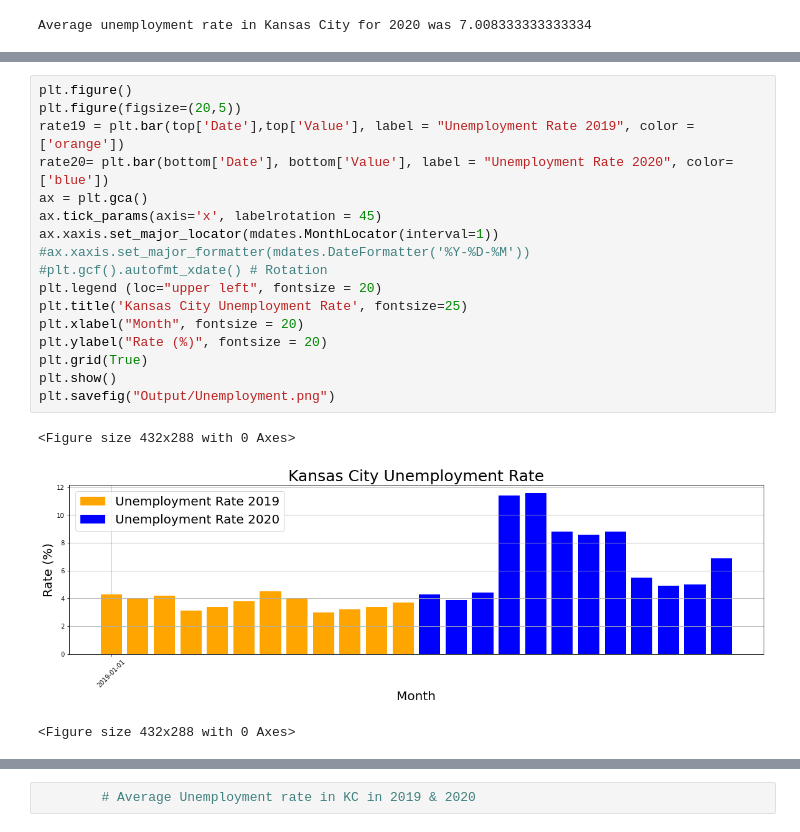
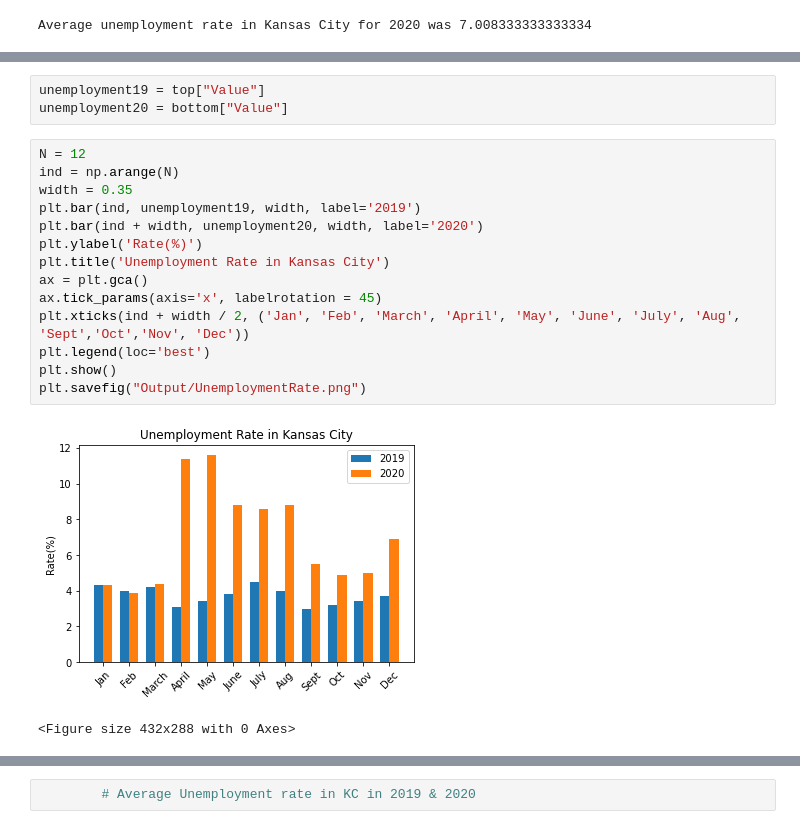
Before and after one commit to E-Weber/EKN-Project, a Jupyter notebook: Unemployment_EW/Unemployment_EW.ipynb, the cells around one changed output, grey strips where cells are left out. Cells and saved outputs as stored; diff of their text form.

```diff
--- a/Unemployment_EW/Unemployment_EW.ipynb
+++ b/Unemployment_EW/Unemployment_EW.ipynb
@@ -145,21 +125,20 @@ plt.savefig("Output/Unemployment.png")
-# %%
-plt.figure()
-plt.figure(figsize=(20,5))
-rate19 = plt.bar(top['Date'],top['Value'], label = "Unemployment Rate 2019", color = ['orange'])
-rate20= plt.bar(bottom['Date'], bottom['Value'], label = "Unemployment Rate 2020", color=['blue'])
-ax = plt.gca()
-ax.tick_params(axis='x', labelrotation = 45)
-ax.xaxis.set_major_locator(mdates.MonthLocator(interval=1))
-#ax.xaxis.set_major_formatter(mdates.DateFormatter('%Y-%D-%M'))
-#plt.gcf().autofmt_xdate() # Rotation
-plt.legend (loc="upper left", fontsize = 20)
-plt.title('Kansas City Unemployment Rate', fontsize=25)
-plt.xlabel("Month", fontsize = 20)
-plt.ylabel("Rate (%)", fontsize = 20)
-plt.grid(True)
-plt.show()
-plt.savefig("Output/Unemployment.png")
-# %% [output]
-<Figure size 432x288 with 0 Axes>
-[figure, removed]
-<Figure size 432x288 with 0 Axes>
+# %%
+unemployment19 = top["Value"]
+unemployment20 = bottom["Value"]
+# %%
+N = 12
+ind = np.arange(N)
+width = 0.35
+plt.bar(ind, unemployment19, width, label='2019')
+plt.bar(ind + width, unemployment20, width, label='2020')
+plt.ylabel('Rate(%)')
+plt.title('Unemployment Rate in Kansas City')
+ax = plt.gca()
+ax.tick_params(axis='x', labelrotation = 45)
+plt.xticks(ind + width / 2, ('Jan', 'Feb', 'March', 'April', 'May', 'June', 'July', 'Aug', 'Sept','Oct','Nov', 'Dec'))
+plt.legend(loc='best')
+plt.show()
+plt.savefig("Output/UnemploymentRate.png")
+# %% [output]
+[figure, added]
+<Figure size 432x288 with 0 Axes>
```
Also changed, not shown: parts of 5 cells of this notebook, 1 other file.
